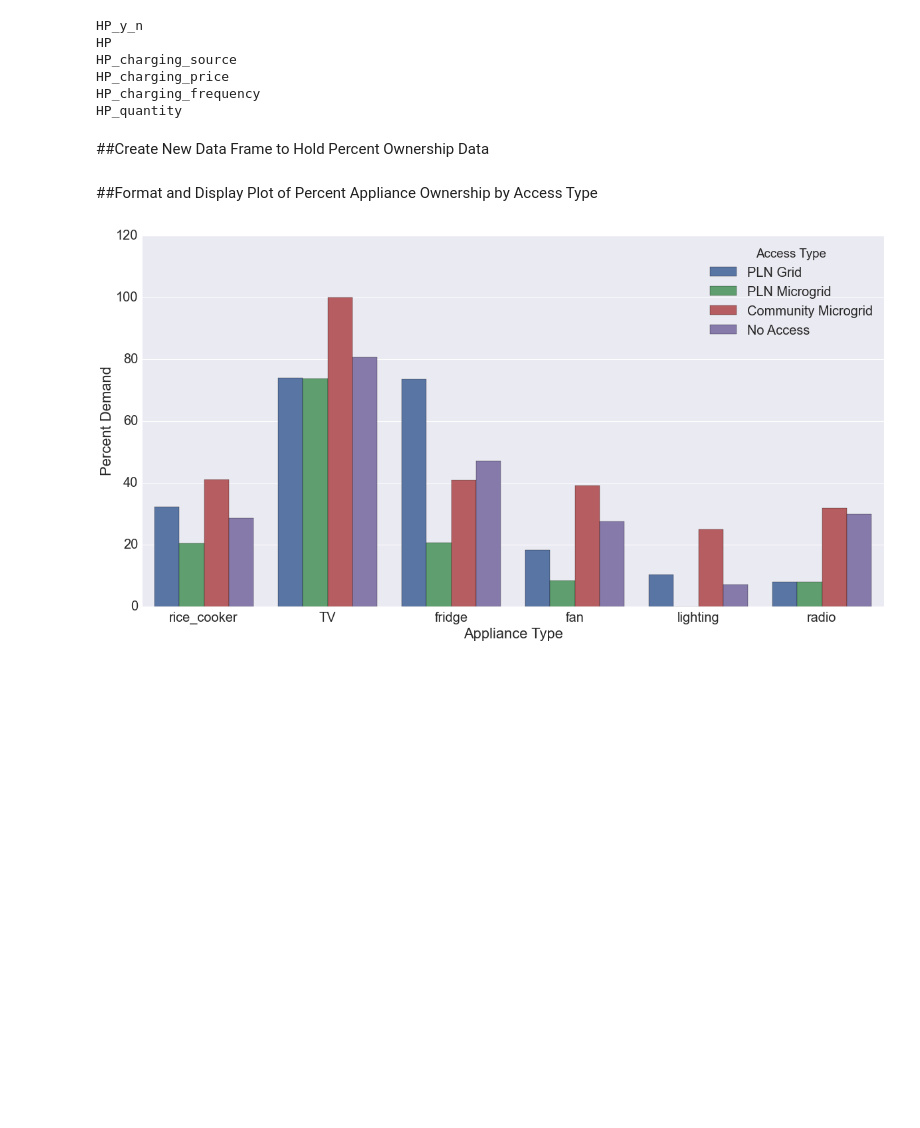
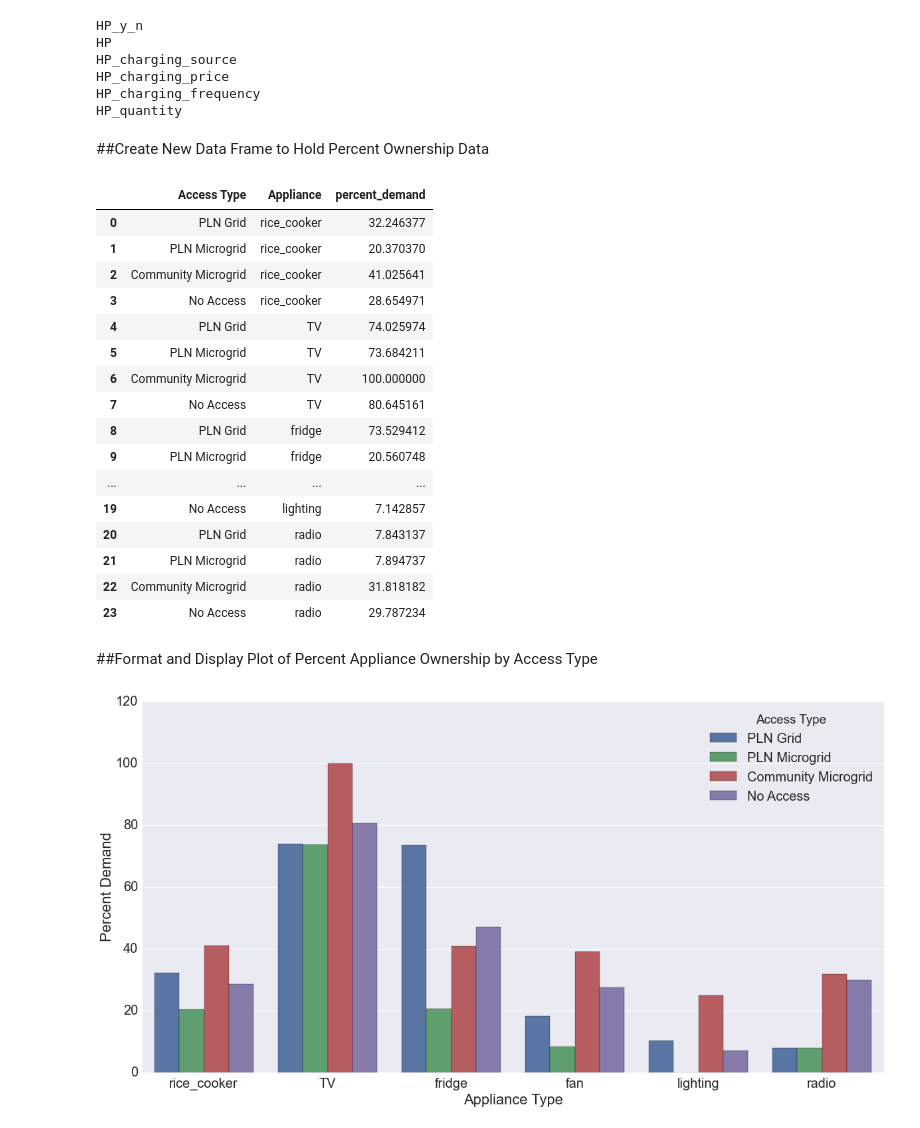
Before and after one commit to fionahz/sentani-labbook, a Jupyter notebook: 2015-08-04_Percent_Appliance_Demand_by_Access_Type.ipynb, the cells around one changed output. Cells and saved outputs as stored; diff of their text form; code cells hidden in the pictures; blank space fills up the shorter version.

```diff
--- a/2015-08-04_Percent_Appliance_Demand_by_Access_Type.ipynb
+++ b/2015-08-04_Percent_Appliance_Demand_by_Access_Type.ipynb
@@ -40,33 +40,52 @@ app_series = ['app_buy/rice_cooker','app_buy/TV','app_buy/fridge','app_buy/fan',
 
 
 
 def get_ownership(app):
     app_now = 'app_now' + app[7:]
     return app_now
 
 pao_ls = []
 
 for aps in app_series:
 
     ownership = get_ownership(aps)
     at_series = ['PLN_grid','PLN_microgrid','community_microgrid','no_access']
     temp_app_df = pd.crosstab(household_survey[household_survey[ownership] == False]['access_type'],household_survey[aps])
 
     for ats in at_series:
         percent_demand = (temp_app_df[1.0][ats]/(temp_app_df[1.0][ats] + temp_app_df[0.0][ats])) * 100
         pao_ls.append({'Access Type':ats,'Appliance':aps,'percent_demand':percent_demand})
 
 
 pao_df = pd.DataFrame(pao_ls)
 
 
 pao_df['Appliance'] = pao_df['Appliance'].str[8:]
 
 pao_df.replace(to_replace = {'Access Type': {'PLN_grid': 'PLN Grid',
                                                        'community_microgrid': 'Community Microgrid',
                                                        'PLN_microgrid': 'PLN Microgrid',
                                                        'no_access': 'No Access'}},
                                                        inplace = True)
+pao_df
+# %% [output]
+|  | Access Type | Appliance | percent_demand |
+| 0 | PLN Grid | rice_cooker | 32.246377 |
+| 1 | PLN Microgrid | rice_cooker | 20.370370 |
+| 2 | Community Microgrid | rice_cooker | 41.025641 |
+| 3 | No Access | rice_cooker | 28.654971 |
+| 4 | PLN Grid | TV | 74.025974 |
+| 5 | PLN Microgrid | TV | 73.684211 |
+| 6 | Community Microgrid | TV | 100.000000 |
+| 7 | No Access | TV | 80.645161 |
+| 8 | PLN Grid | fridge | 73.529412 |
+| 9 | PLN Microgrid | fridge | 20.560748 |
+| ... | ... | ... | ... |
+| 19 | No Access | lighting | 7.142857 |
+| 20 | PLN Grid | radio | 7.843137 |
+| 21 | PLN Microgrid | radio | 7.894737 |
+| 22 | Community Microgrid | radio | 31.818182 |
+| 23 | No Access | radio | 29.787234 |
 # %% [markdown]
 ##Format and Display Plot of Percent Appliance Ownership by Access Type
 # %%
```
Also changed, not shown: parts of 1 cell of this notebook, 8 other files.
